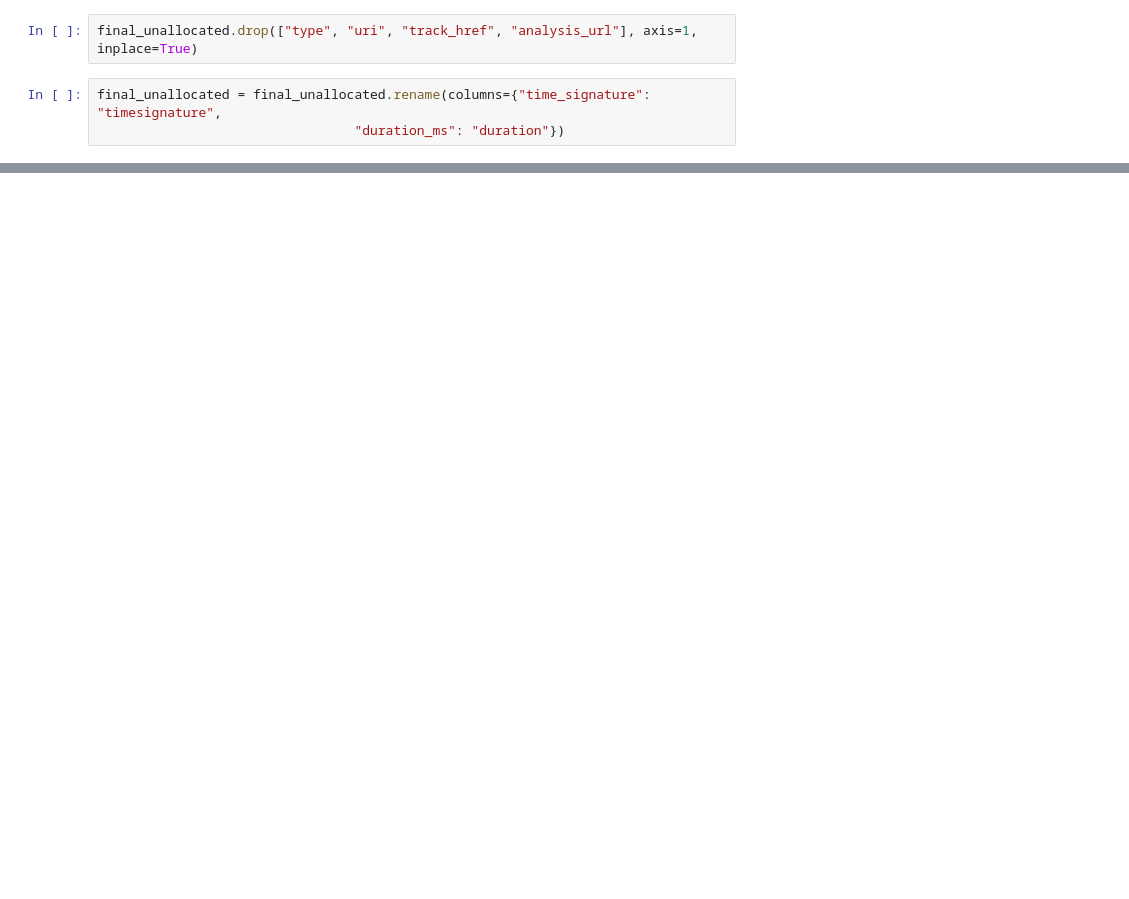
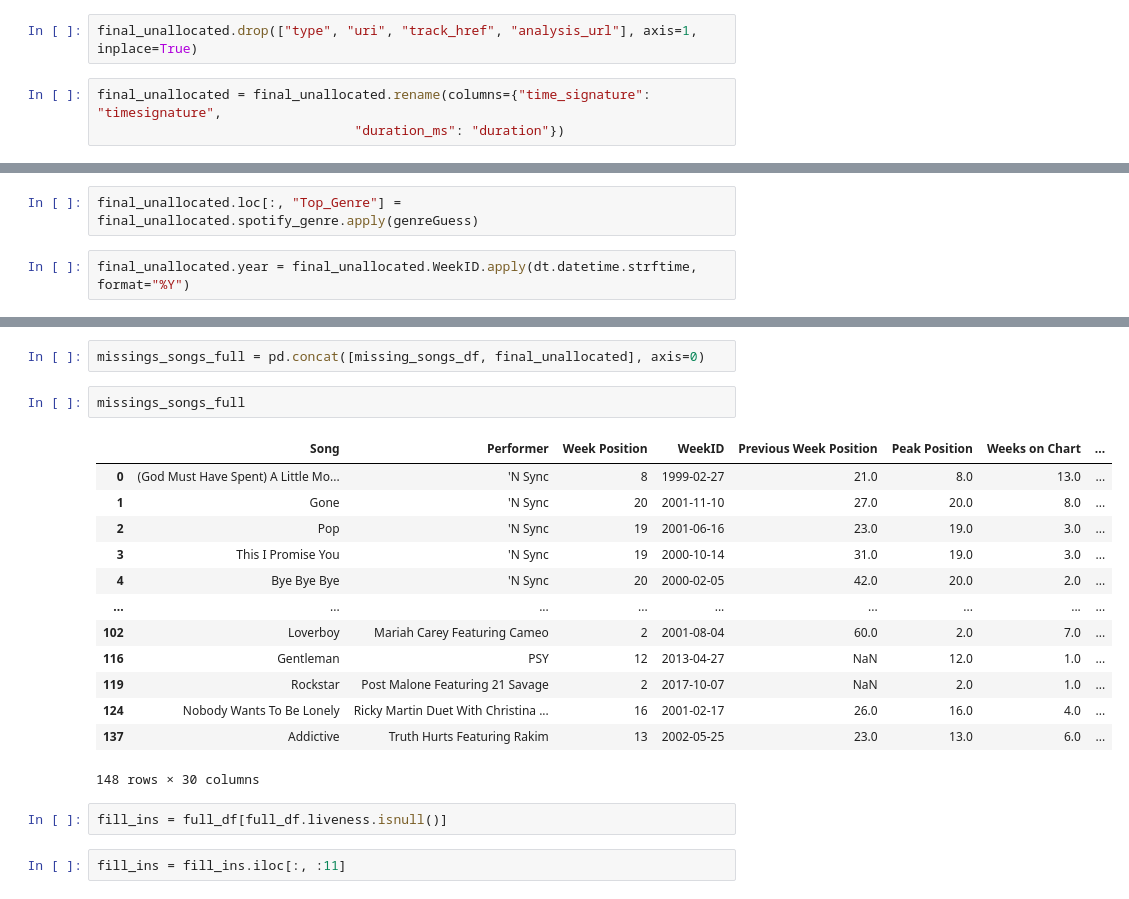
Before and after one commit to kyle-rgb/Spotify_Project, a Jupyter notebook: notebooks/DataTransformation.ipynb, the cells around one changed output, grey strips where cells are left out. Cells and saved outputs as stored; diff of their text form; blank space fills up the shorter version.

```diff
--- a/notebooks/DataTransformation.ipynb
+++ b/notebooks/DataTransformation.ipynb
@@ -1504,0 +1605,4 @@ top20_df_orig
+# %%
+final_unallocated.loc[:, "Top_Genre"] = final_unallocated.spotify_genre.apply(genreGuess)
+# %%
+final_unallocated.year = final_unallocated.WeekID.apply(dt.datetime.strftime, format="%Y")
@@ -1504,0 +1619,22 @@ top20_df_orig
+# %%
+missings_songs_full = pd.concat([missing_songs_df, final_unallocated], axis=0)
+# %%
+missings_songs_full
+# %% [output]
+|  | Song | Performer | Week Position | WeekID | Previous Week Position | Peak Position | Weeks on Chart | ... |
+| 0 | (God Must Have Spent) A Little Mo... | 'N Sync | 8 | 1999-02-27 | 21.0 | 8.0 | 13.0 | ... |
+| 1 | Gone | 'N Sync | 20 | 2001-11-10 | 27.0 | 20.0 | 8.0 | ... |
+| 2 | Pop | 'N Sync | 19 | 2001-06-16 | 23.0 | 19.0 | 3.0 | ... |
+| 3 | This I Promise You | 'N Sync | 19 | 2000-10-14 | 31.0 | 19.0 | 3.0 | ... |
+| 4 | Bye Bye Bye | 'N Sync | 20 | 2000-02-05 | 42.0 | 20.0 | 2.0 | ... |
+| ... | ... | ... | ... | ... | ... | ... | ... | ... |
+| 102 | Loverboy | Mariah Carey Featuring Cameo | 2 | 2001-08-04 | 60.0 | 2.0 | 7.0 | ... |
+| 116 | Gentleman | PSY | 12 | 2013-04-27 | NaN | 12.0 | 1.0 | ... |
+| 119 | Rockstar | Post Malone Featuring 21 Savage | 2 | 2017-10-07 | NaN | 2.0 | 1.0 | ... |
+| 124 | Nobody Wants To Be Lonely | Ricky Martin Duet With Christina ... | 16 | 2001-02-17 | 26.0 | 16.0 | 4.0 | ... |
+| 137 | Addictive | Truth Hurts Featuring Rakim | 13 | 2002-05-25 | 23.0 | 13.0 | 6.0 | ... |
+148 rows × 30 columns
+# %%
+fill_ins = full_df[full_df.liveness.isnull()]
+# %%
+fill_ins = fill_ins.iloc[:, :11]
```
Also changed, not shown: parts of 59 cells of this notebook, 1 other file.
